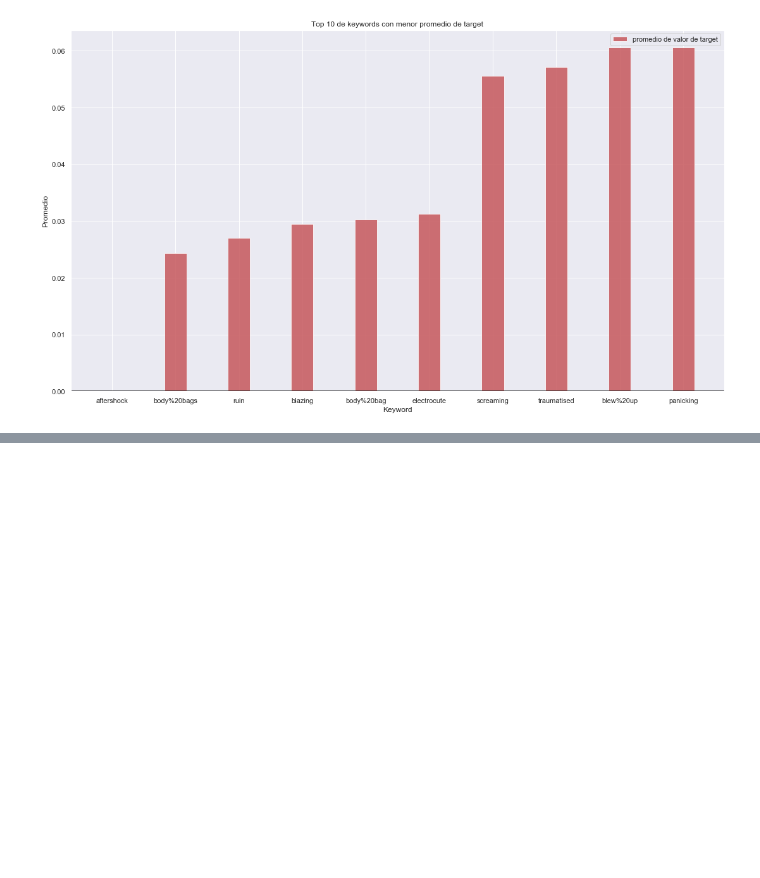
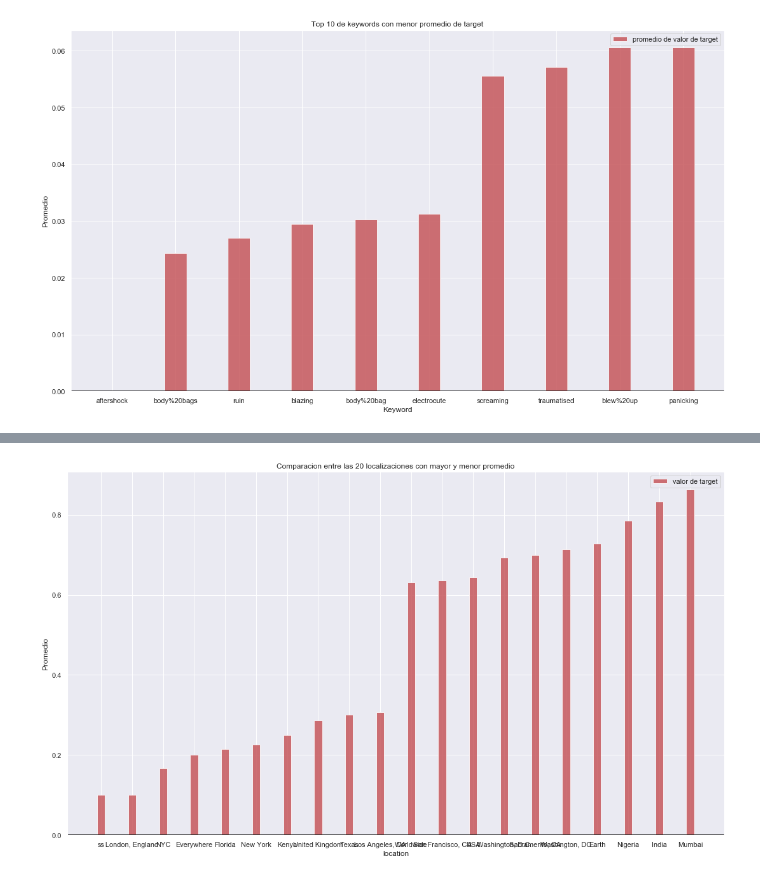
Before and after one commit to yuquimura/Trabajo-Practico-1, a Jupyter notebook: notebooks/Analisis Exploratorio Brian.ipynb, the cells around one changed output, grey strips where cells are left out. Cells and saved outputs as stored; diff of their text form; code cells hidden in the pictures; blank space fills up the shorter version.

```diff
--- a/notebooks/Analisis Exploratorio Brian.ipynb
+++ b/notebooks/Analisis Exploratorio Brian.ipynb
@@ -316,0 +402,24 @@ plt.show()
+# %%
+#Finalmente, un grafico entre las 20 localizaciones mas mentirosas y las 20 mas "verdaderas"
+localizaciones = pd.concat([locationData.nlargest(10,'target'),locationData.nsmallest(10,'target')])
+localizaciones.sort_values('target',inplace = True)
+fig, ax = plt.subplots()
+fig.set_size_inches(18.5, 10.5)
+bar_width = 0.25
+opacity = 0.8
+
+rects1 = plt.bar(localizaciones.index,
+                 localizaciones['target'],
+                 bar_width,
+                 alpha=opacity,
+                 color='r',
+                 label='valor de target')
+
+plt.xlabel('location')
+plt.ylabel('Promedio')
+plt.title('Comparacion entre las 20 localizaciones con mayor y menor promedio')
+plt.axhline(0, color='black')
+plt.legend()
+plt.show()
+# %% [output]
+[figure, added]
```
Also changed, not shown: parts of 11 cells of this notebook.
